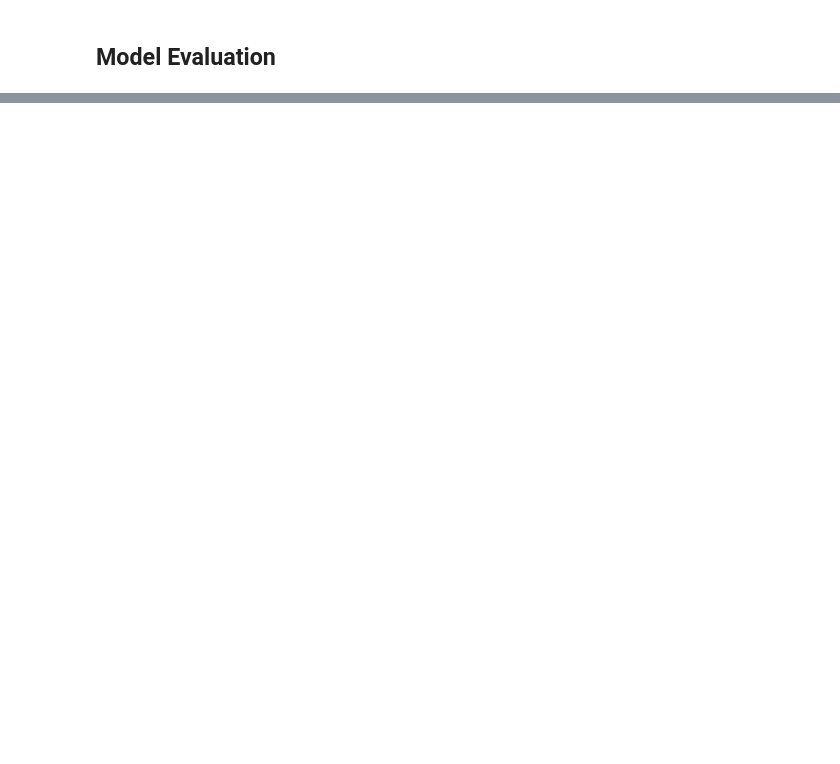
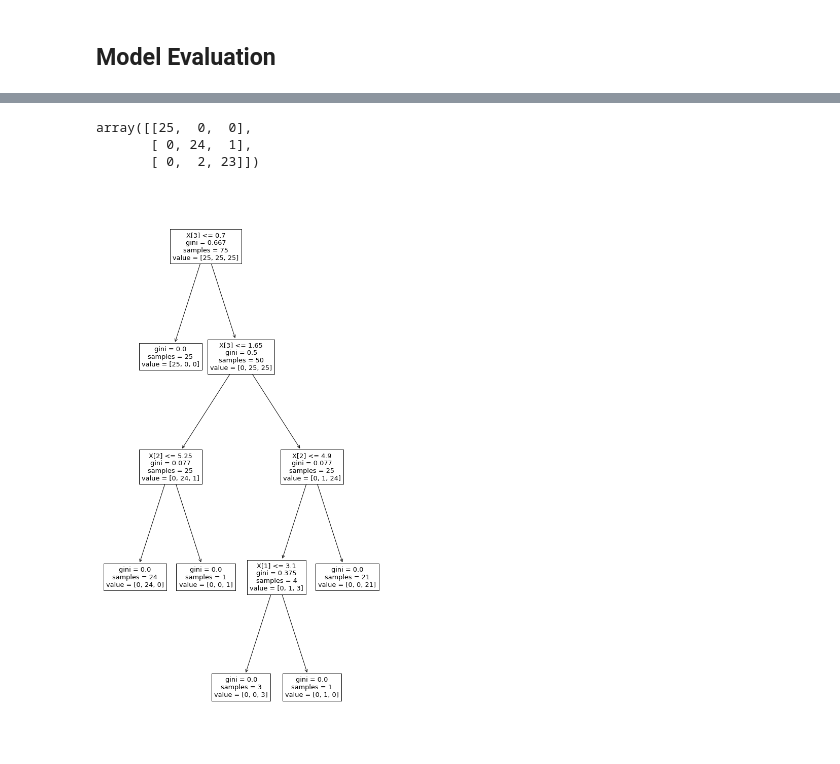
Before and after one commit to tirthasheshpatel/semester5_practicals, a Jupyter notebook: mllab/Practical 7.ipynb, the cells around one changed output, grey strips where cells are left out. Cells and saved outputs as stored; diff of their text form; code cells hidden in the pictures; blank space fills up the shorter version.

```diff
--- a/mllab/Practical 7.ipynb
+++ b/mllab/Practical 7.ipynb
@@ -62,0 +65,2 @@ plt.show()
+# %%
+cart_model = DecisionTreeClassifier(criterion='gini')
@@ -62,0 +69,2 @@ plt.show()
+# %%
+cart_model.fit(X_train,y_train)
@@ -62,0 +95,12 @@ plt.show()
+# %%
+metrics.confusion_matrix(y_test, y_pred)
+# %% [output]
+array([[25,  0,  0],
+       [ 0, 24,  1],
+       [ 0,  2, 23]])
+# %%
+plt.figure(figsize=(10, 20))
+tree.plot_tree(cart_model)
+plt.show()
+# %% [output]
+[figure, added]
```
Also changed, not shown: parts of 12 cells of this notebook, 8 other files.
